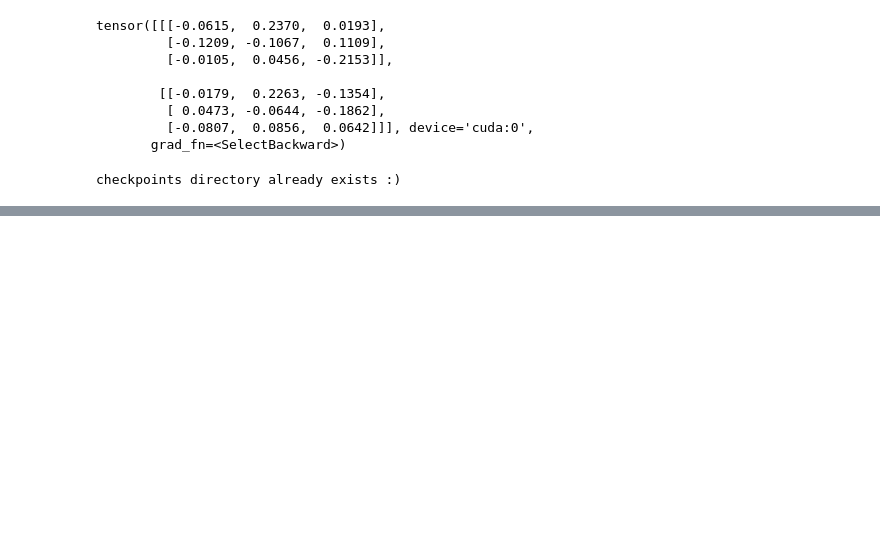
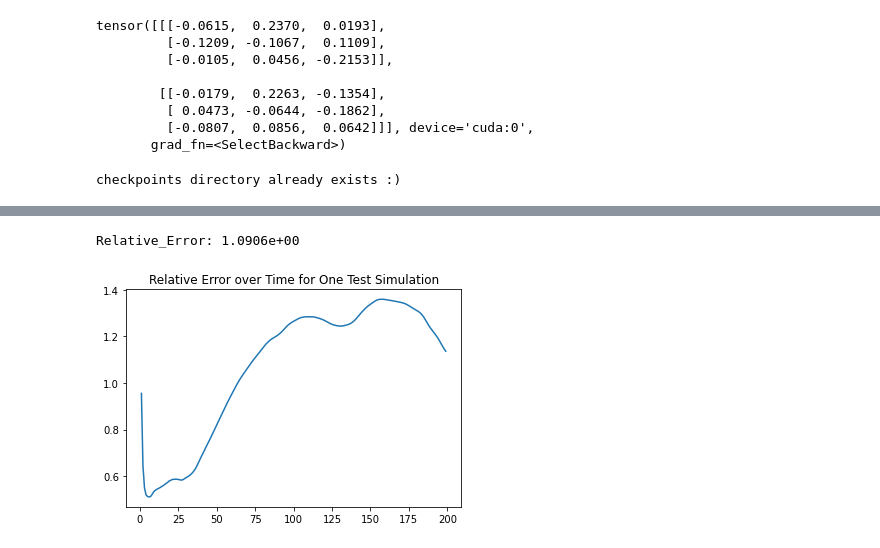
Before and after one commit to dwidemann/surrogates4sims, a Jupyter notebook: 09_manta_nn_surrogate.ipynb, the cells around one changed output, grey strips where cells are left out. Saved outputs shown, nothing was run; the diff lists cells and outputs as text; code cells hidden in the pictures; blank space fills up the shorter version.

```diff
--- a/09_manta_nn_surrogate.ipynb
+++ b/09_manta_nn_surrogate.ipynb
@@ -497,10 +518,7 @@ def trainEpoch(myDataLoader, tensorboard_writer, model, opt, p_loss, loss,
         r = metric(U_hat, U_y)
         running_rmse += r
 
-        # record lr change
         total_steps += 1
-        tensorboard_writer.add_scalar(tag="LR", scalar_value=opt.param_groups[0]['lr'], global_step=total_steps)
-        #lr_scheduler.step()
 
         # tensorboard writes
         if (i % tensorboard_rate == 0):
@@ -521,6 +575,6 @@ def trainEpoch(myDataLoader, tensorboard_writer, model, opt, p_loss, loss,
 # %%
 def validEpoch(myDataLoader, tensorboard_writer, model, p_loss, loss, metric,
-               device, tensorboard_recorder_step):
+               device, tensorboard_recorder_step, lr_scheduler):
     running_loss = 0.0
     running_rmse = 0.0
     for i, sampleBatch in enumerate(myDataLoader, start=1):
@@ -553,7 +607,11 @@ def validEpoch(myDataLoader, tensorboard_writer, model, p_loss, loss, metric,
     avg_running_rmse = running_rmse
     tensorboard_writer.add_scalar(tag="Loss", scalar_value=avg_running_loss, global_step=tensorboard_recorder_step)
     tensorboard_writer.add_scalar(tag=metric.__name__, scalar_value=avg_running_rmse, global_step=tensorboard_recorder_step)
+
+    _, _, rel_error = relative_error_info(model, simulation_testDataLoader,
+                                          tensorboard_writer, tensorboard_recorder_step)
     tensorboard_writer.flush()
+    lr_scheduler.step(rel_error)
 
     return running_loss
 # %%
@@ -594,7 +652,8 @@ if not eval_only:
 #             torch.save(surrogate.state_dict(), os.path.join(cps,versionName))
 
         surrogate.eval()
-        valLoss = validEpoch(testDataLoader, test_writer, surrogate, p_loss, loss, rmse, device, tensorboard_recorder_step)
+        valLoss = validEpoch(testDataLoader, test_writer, surrogate, p_loss, loss, rmse, device,
+                             tensorboard_recorder_step, lr_scheduler)
         writeMessage("valLoss: {:.4e}".format(valLoss),versionName)
 
         # checkpoint progress
@@ -603,10 +662,12 @@ if not eval_only:
             writeMessage("Better valLoss: {:.4e}, Saving models...".format(bestLoss),versionName)
             torch.save(surrogate.state_dict(), os.path.join(cps,versionName))
 
-        lr_scheduler.step(trainLoss)
+        # record lr change
+        train_writer.add_scalar(tag="LR", scalar_value=opt.param_groups[0]['lr'], global_step=total_steps)
 
         if opt.param_groups[0]['lr'] < 5e-8:
             break
+    torch.save(surrogate.state_dict(), os.path.join(cps,versionName+'_final_model'))
     writeMessage('---------- Finished Training ----------', versionName)
 # %% [output]
 ---------- Started Training ----------
@@ -616,2 +761,3 @@ LR: 1.0000e-04
 # %%
-surrogate.load_state_dict(torch.load(os.path.join(cps,versionName)))
+# load surrogate
+surrogate.load_state_dict(torch.load(os.path.join(cps,versionName))), surrogate.eval()
@@ -647,0 +782,7 @@ test_writer.flush()
+# %%
+# bring in sample_sim and sample_GT
+sample_sim, sample_GT, rel_error = relative_error_info(surrogate, simulation_testDataLoader,
+                                                       None, None, quiet=True)
+# %% [output]
+Relative_Error: 1.0906e+00
+[figure, added]
```
Also changed, not shown: parts of 20 cells of this notebook, 1 other file.
